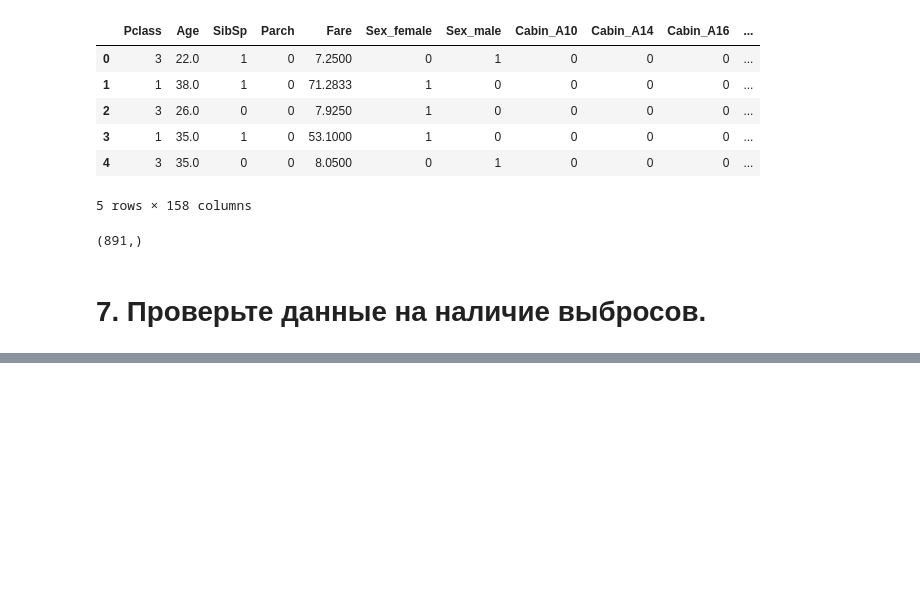
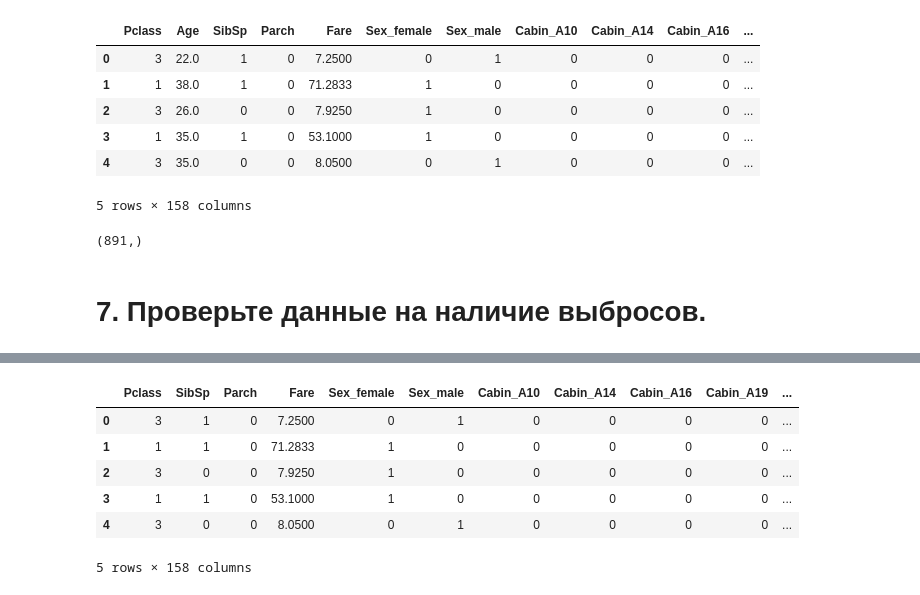
Before and after one commit to Fight0/homeworks, a Jupyter notebook: ml/data_quality.ipynb, the cells around one changed output, grey strips where cells are left out. Cells and saved outputs as stored; diff of their text form; code cells hidden in the pictures; blank space fills up the shorter version.

```diff
--- a/ml/data_quality.ipynb
+++ b/ml/data_quality.ipynb
@@ -302,0 +359,29 @@ y.shape
+# %%
+def age_groups(data):
+    '''Преобразование возраста в возрастную группу'''
+    if 0 <= data < 10:
+        return 0
+    elif 10 <= data < 20:
+        return 1
+    elif 20 <= data < 30:
+        return 2
+    elif 30 <= data < 40:
+        return 3
+    elif 40 <= data < 50:
+        return 4
+    elif 50 <= data < 60:
+        return 5
+    else:
+        return 6
+# %%
+X['Age_group'] = X['Age'].apply(age_groups)
+X.drop('Age', axis=1, inplace=True)
+X.head()
+# %% [output]
+|  | Pclass | SibSp | Parch | Fare | Sex_female | Sex_male | Cabin_A10 | Cabin_A14 | Cabin_A16 | Cabin_A19 | ... |
+| 0 | 3 | 1 | 0 | 7.2500 | 0 | 1 | 0 | 0 | 0 | 0 | ... |
+| 1 | 1 | 1 | 0 | 71.2833 | 1 | 0 | 0 | 0 | 0 | 0 | ... |
+| 2 | 3 | 0 | 0 | 7.9250 | 1 | 0 | 0 | 0 | 0 | 0 | ... |
+| 3 | 1 | 1 | 0 | 53.1000 | 1 | 0 | 0 | 0 | 0 | 0 | ... |
+| 4 | 3 | 0 | 0 | 8.0500 | 0 | 1 | 0 | 0 | 0 | 0 | ... |
+5 rows × 158 columns
```
Also changed, not shown: parts of 23 cells of this notebook.
